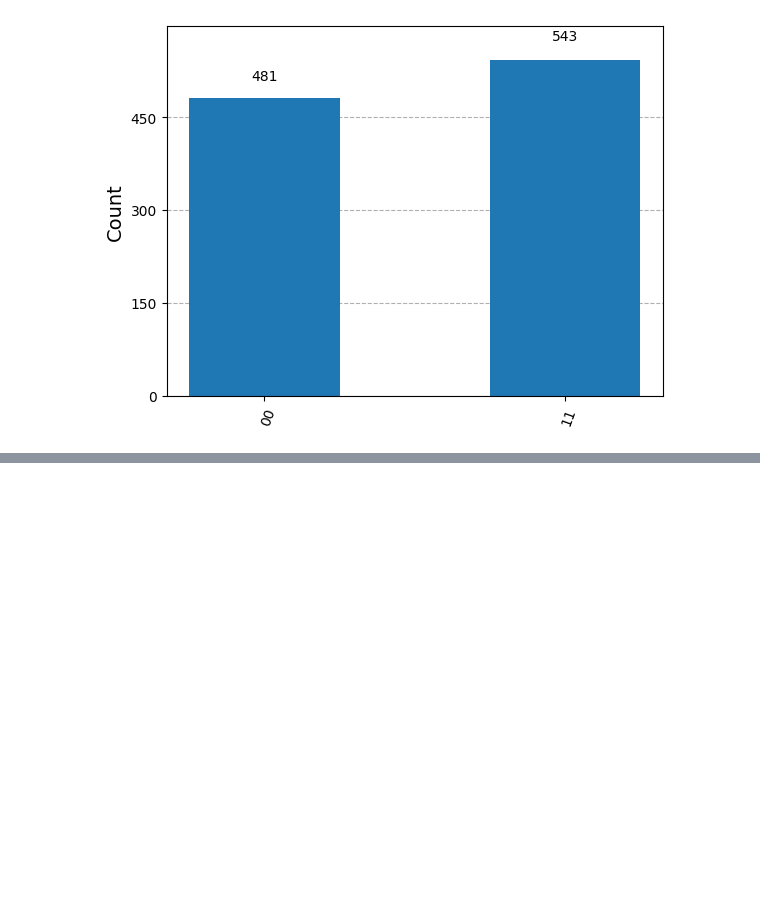
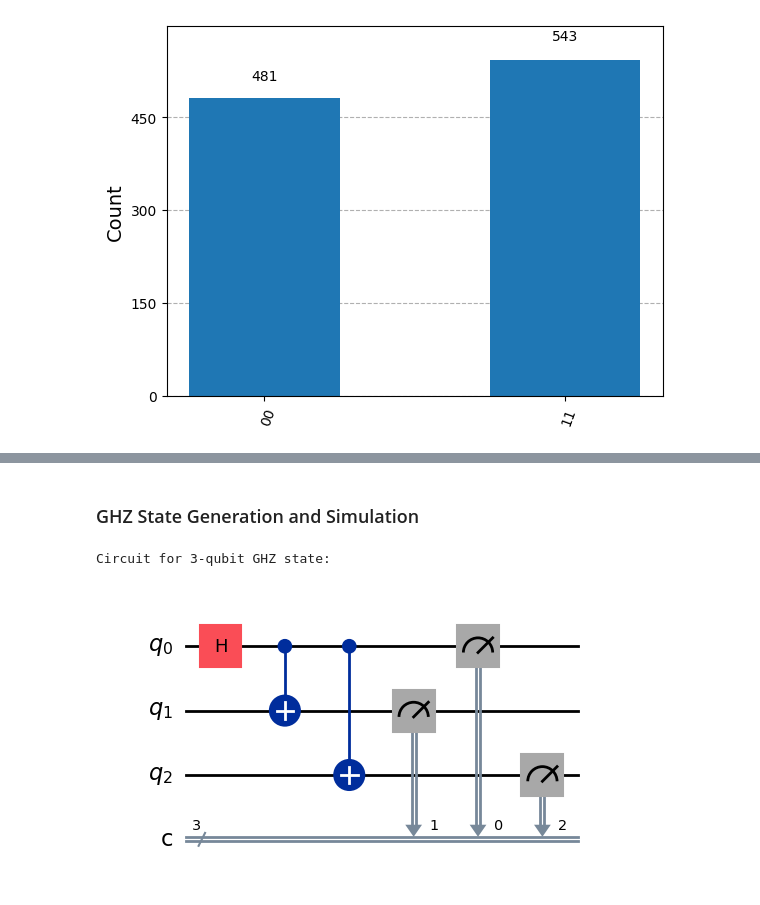
Before and after one commit to srushtiganesh/SIT-UofG-QC, a Jupyter notebook: QC-Lab1.ipynb, the cells around one changed output, grey strips where cells are left out. Saved outputs shown, nothing was run; the diff lists cells and outputs as text; code cells hidden in the pictures; blank space fills up the shorter version.

```diff
--- a/QC-Lab1.ipynb
+++ b/QC-Lab1.ipynb
@@ -324,3 +320,33 @@ display(plot_histogram(counts4, title='Bell State 4: |01> - |10>'))
 # Write code to construct a circuit that produces a GHZ state for any given number of qubits.
 
 # Try simulating the circuit, with measurements. How many qubits can the simulator handle in a reasonable time?
+# %% [markdown]
+### GHZ State Generation and Simulation
+# %%
+def create_ghz_circuit(num_qubits):
+    """
+    Creates a quantum circuit for a GHZ state on `num_qubits` qubits.
+    """
+    circuit = QuantumCircuit(num_qubits, num_qubits)
+
+    # Apply Hadamard gate to the first qubit
+    circuit.h(0)
+
+    # Apply CNOT gates to entangle all other qubits with the first
+    for i in range(1, num_qubits):
+        circuit.cx(0, i)
+
+    # Measure all qubits
+    circuit.measure(range(num_qubits), range(num_qubits))
+
+    return circuit
+
+# Example: Create a 3-qubit GHZ state
+num_qubits_ghz = 3
+ghz_circuit = create_ghz_circuit(num_qubits_ghz)
+
+print(f"Circuit for {num_qubits_ghz}-qubit GHZ state:")
+display(ghz_circuit.draw("mpl"))
+# %% [output]
+Circuit for 3-qubit GHZ state:
+[figure, added]
```
Also changed, not shown: parts of 8 cells of this notebook.
